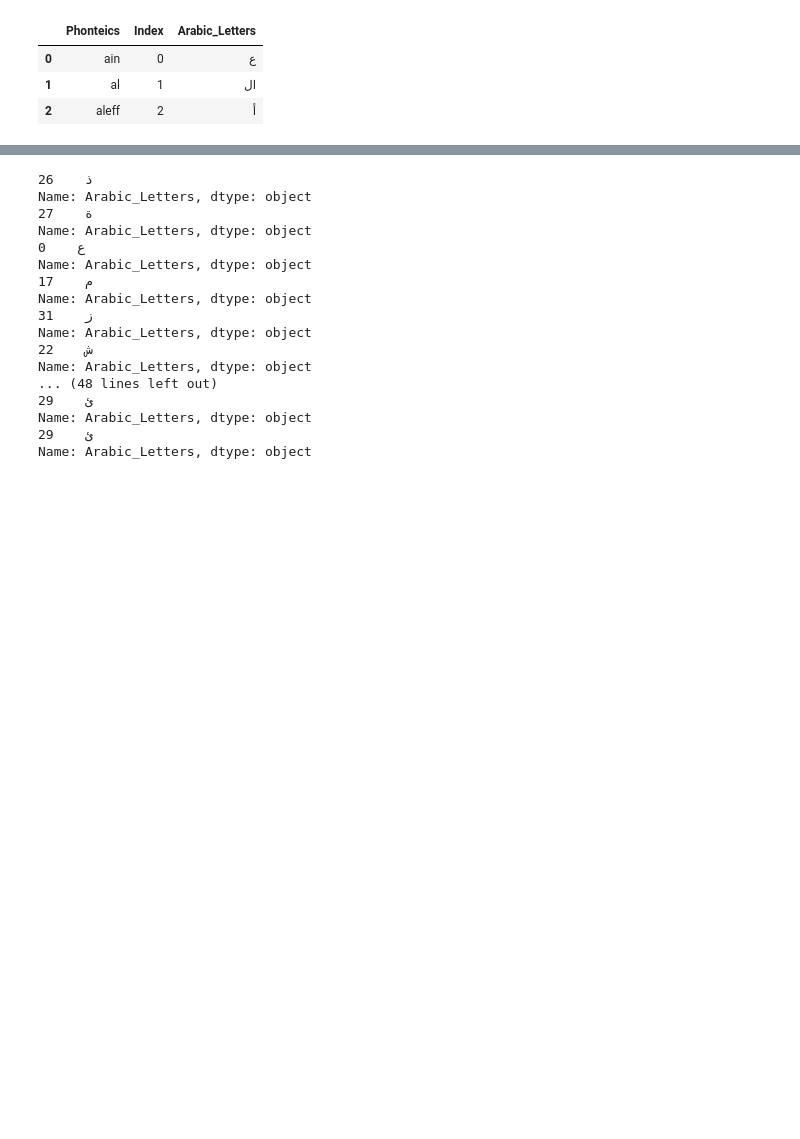
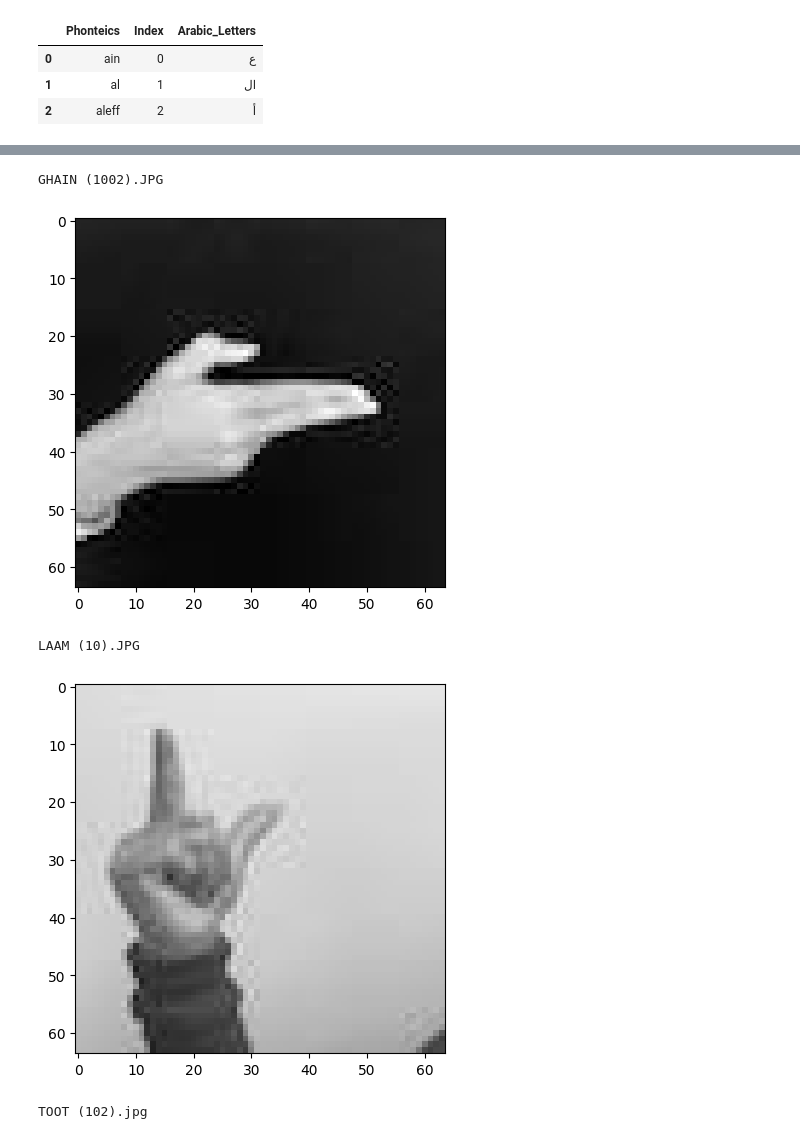
Before and after one commit to Manar-Hamed/Arabic_Sign_Language, a Jupyter notebook: Image_Text_Speech.ipynb, the cells around one changed output, grey strips where cells are left out. Saved outputs shown, nothing was run; the diff lists cells and outputs as text; code cells hidden in the pictures; blank space fills up the shorter version.

```diff
--- a/Image_Text_Speech.ipynb
+++ b/Image_Text_Speech.ipynb
@@ -368,24 +358,21 @@ predicted = ArSL_model.predict(x)
-# %%
-for i in range(predicted.shape[0]):
-    pred_val = np.where(predicted[i] == np.amax(predicted[i]))
-    letter = encoded_labels[encoded_labels['Index'] == pred_val[0][0]]
-    arab_letter = letter['Arabic_Letters']
-    print(arab_letter)
-# %% [output]
-26    ذ
-Name: Arabic_Letters, dtype: object
-27    ة
-Name: Arabic_Letters, dtype: object
-0    ع
-Name: Arabic_Letters, dtype: object
-17    م
-Name: Arabic_Letters, dtype: object
-31    ز
-Name: Arabic_Letters, dtype: object
-22    ش
-Name: Arabic_Letters, dtype: object
-... (48 lines left out)
-29    ئ
-Name: Arabic_Letters, dtype: object
-29    ئ
-Name: Arabic_Letters, dtype: object
+# %%
+# test_pics = data.random()
+test_dir = 'data\Test'
+images_list = []
+
+for images in os.listdir(test_dir):
+    if (images.endswith(".jpg") or images.endswith(".jpeg") or images.endswith(".JPG") or images.endswith(".JPEG")):
+        print(images)
+        imPath = test_dir + "\\" + images
+        # print(imPath)
+        image = cv2.imread(imPath)
+        images_list.append(image)
+        plt.imshow(image)
+        plt.show()
+        # cv2.imshow(images)
+# %% [output]
+GHAIN (1002).JPG
+[figure, added]
+LAAM (10).JPG
+[figure, added]
+TOOT (102).jpg
```
Also changed, not shown: parts of 25 cells of this notebook.
